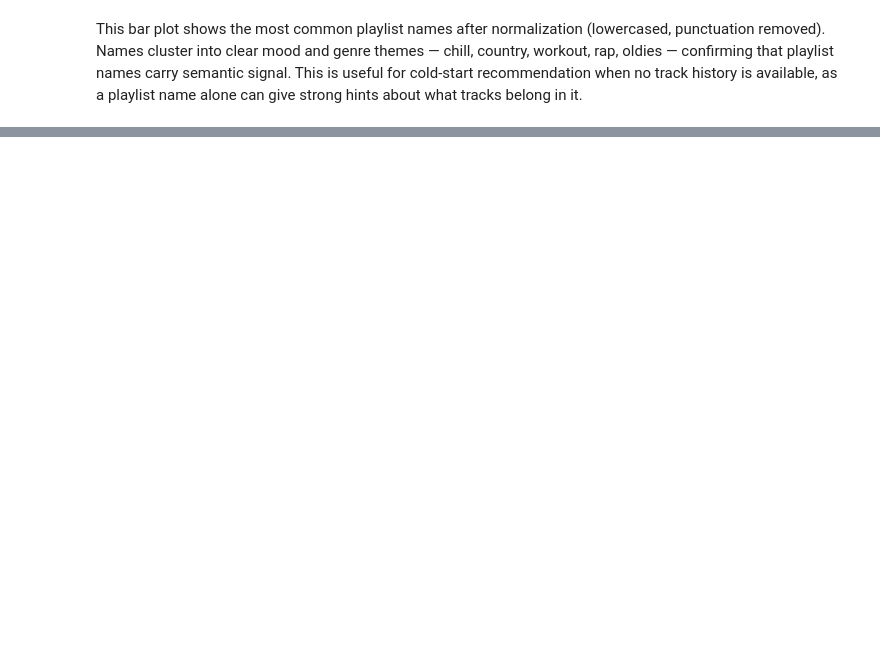
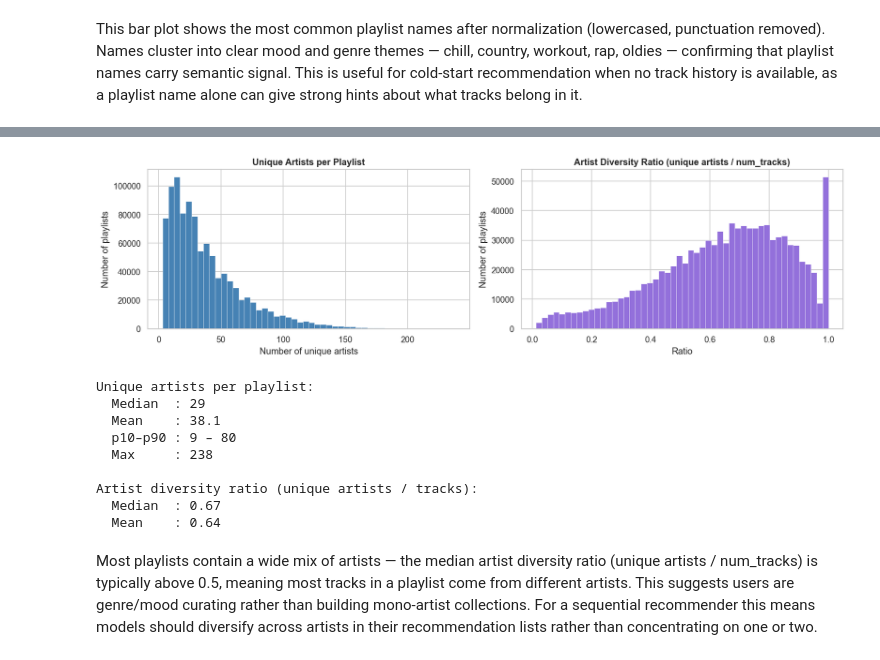
Before and after one commit to bioEdam/ISA-project, a Jupyter notebook: notebooks/EDA.ipynb, the cells around one changed output, grey strips where cells are left out. Cells and saved outputs as stored; diff of their text form; code cells hidden in the pictures; blank space fills up the shorter version.

```diff
--- a/notebooks/EDA.ipynb
+++ b/notebooks/EDA.ipynb
@@ -309,2 +457,46 @@ This bar plot shows the most common playlist names after normalization (lowercas
+# %%
+artist_diversity = trks.groupby('pid')['artist_uri'].nunique()
+tracks_per_pl    = pls.set_index('pid')['num_tracks']
+diversity_ratio  = (artist_diversity / tracks_per_pl).dropna()
+
+fig, axes = plt.subplots(1, 2, figsize=(14, 4))
+
+ax = axes[0]
+ax.hist(artist_diversity, bins=50, color='steelblue', edgecolor='white', linewidth=0.3)
+ax.set_title('Unique Artists per Playlist', fontweight='bold')
+ax.set_xlabel('Number of unique artists')
+ax.set_ylabel('Number of playlists')
+
+ax = axes[1]
+ax.hist(diversity_ratio.clip(0, 1), bins=50, color='mediumpurple', edgecolor='white', linewidth=0.3)
+ax.set_title('Artist Diversity Ratio (unique artists / num_tracks)', fontweight='bold')
+ax.set_xlabel('Ratio')
+ax.set_ylabel('Number of playlists')
+
+plt.tight_layout()
+plt.savefig(OUT / 'eda_artist_diversity.png', bbox_inches='tight')
+plt.show()
+
+print('Unique artists per playlist:')
+print(f'  Median  : {artist_diversity.median():.0f}')
+print(f'  Mean    : {artist_diversity.mean():.1f}')
+print(f'  p10–p90 : {artist_diversity.quantile(.10):.0f} – {artist_diversity.quantile(.90):.0f}')
+print(f'  Max     : {artist_diversity.max()}')
+print(f'\nArtist diversity ratio (unique artists / tracks):')
+print(f'  Median  : {diversity_ratio.median():.2f}')
+print(f'  Mean    : {diversity_ratio.mean():.2f}')
+# %% [output]
+[figure, added]
+Unique artists per playlist:
+  Median  : 29
+  Mean    : 38.1
+  p10–p90 : 9 – 80
+  Max     : 238
+
+Artist diversity ratio (unique artists / tracks):
+  Median  : 0.67
+  Mean    : 0.64
+# %% [markdown]
+Most playlists contain a wide mix of artists — the median artist diversity ratio (unique artists / num_tracks) is typically above 0.5, meaning most tracks in a playlist come from different artists. This suggests users are genre/mood curating rather than building mono-artist collections. For a sequential recommender this means models should diversify across artists in their recommendation lists rather than concentrating on one or two.
 # %% [markdown]
 ---
```
Also changed, not shown: parts of 24 cells of this notebook, 3 other files.
